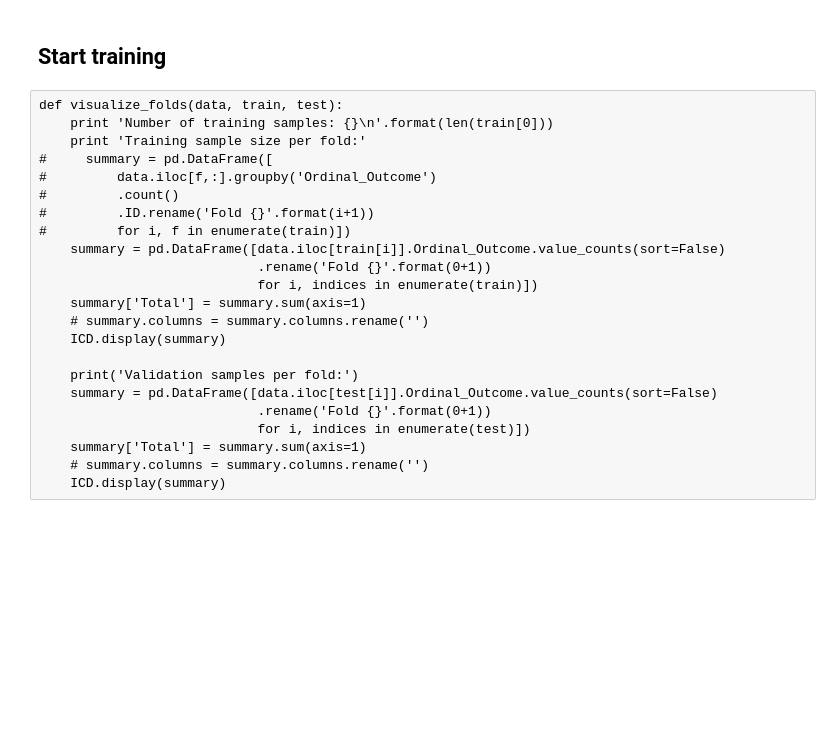
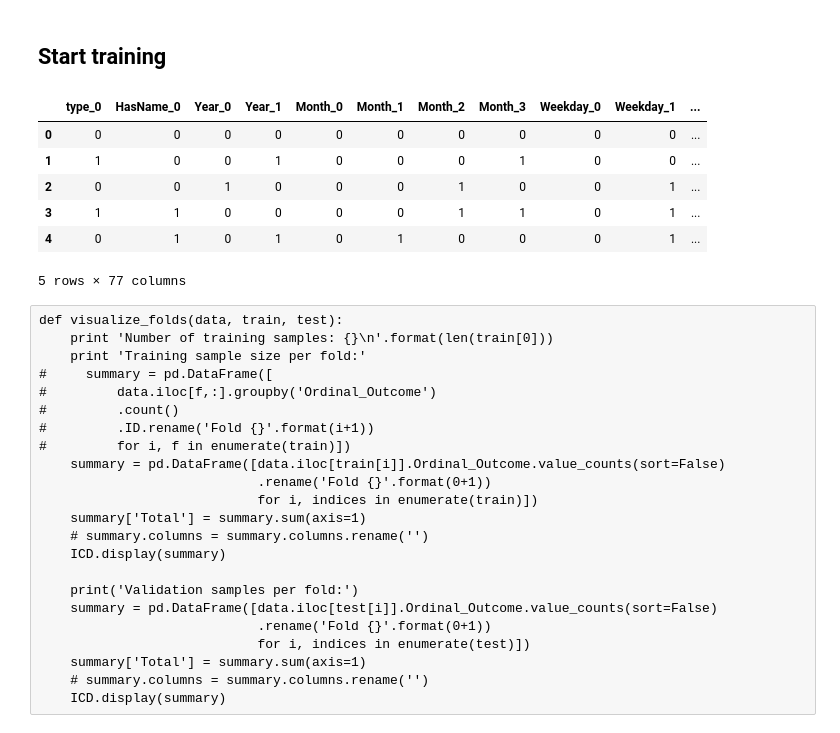
Before and after one commit to mspinelli/animal_shelter, a Jupyter notebook: DataExplore.ipynb, the cells around one changed output. Drawn from its saved outputs; the diff is of its cells as text; code cells hidden in the pictures; blank space fills up the shorter version.

```diff
--- a/DataExplore.ipynb
+++ b/DataExplore.ipynb
@@ -795,3 +718,13 @@ data["Ordinal_Outcome"] = pd.Categorical(animals.OutcomeType).codes
+# %%
+data.head()
+# %% [output]
+|  | type_0 | HasName_0 | Year_0 | Year_1 | Month_0 | Month_1 | Month_2 | Month_3 | Weekday_0 | Weekday_1 | ... |
+| 0 | 0 | 0 | 0 | 0 | 0 | 0 | 0 | 0 | 0 | 0 | ... |
+| 1 | 1 | 0 | 0 | 1 | 0 | 0 | 0 | 1 | 0 | 0 | ... |
+| 2 | 0 | 0 | 1 | 0 | 0 | 0 | 1 | 0 | 0 | 1 | ... |
+| 3 | 1 | 1 | 0 | 0 | 0 | 0 | 1 | 1 | 0 | 1 | ... |
+| 4 | 0 | 1 | 0 | 1 | 0 | 1 | 0 | 0 | 0 | 1 | ... |
+5 rows × 77 columns
 # %%
 from IPython.core import display as ICD
 from sklearn.model_selection import train_test_split, StratifiedKFold
```
Also changed, not shown: parts of 48 cells of this notebook, 1 other file.
